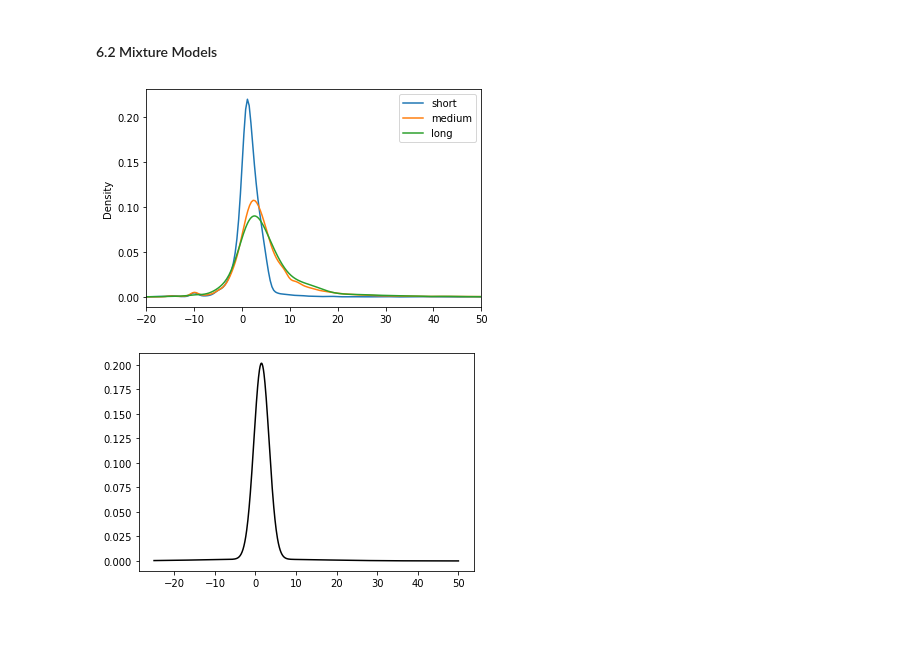
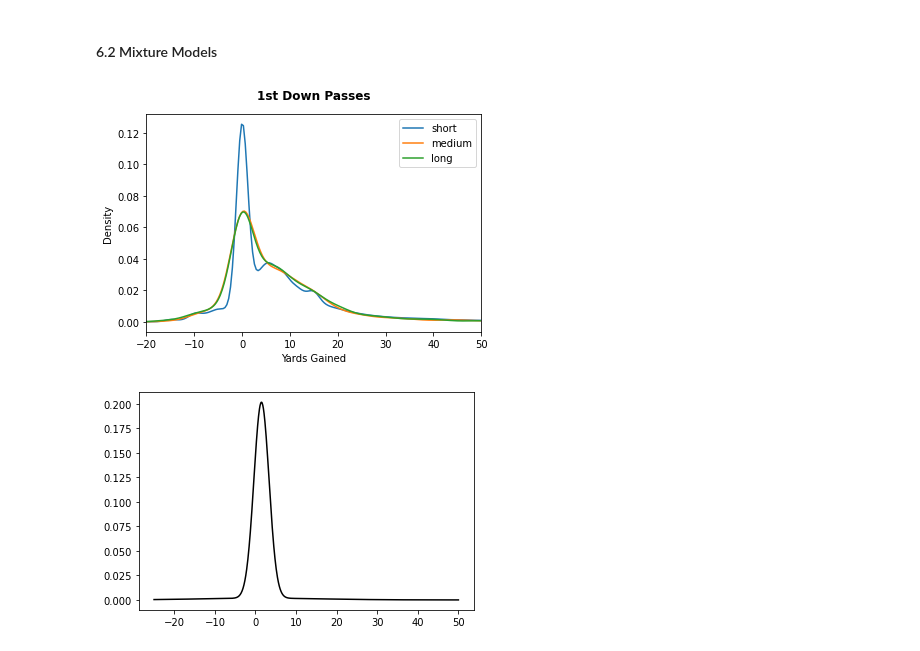
Before and after one commit to iainmuir6/Advanced-Sports-Analytics, a Jupyter notebook: EPA_FinalProject.ipynb, the cells around one changed output. Saved outputs shown, nothing was run; the diff lists cells and outputs as text; code cells hidden in the pictures; blank space fills up the shorter version.

```diff
--- a/EPA_FinalProject.ipynb
+++ b/EPA_FinalProject.ipynb
@@ -418,14 +418,35 @@ Running Categories:
 # %% [markdown]
 #### 6.2 Mixture Models <a class="anchor" id="mixture"></a>
 # %%
-r1_s['pff_GAINLOSSNET'].plot.density()
-r1_m['pff_GAINLOSSNET'].plot.density()
-r1_l['pff_GAINLOSSNET'].plot.density()
-plt.xlim(-20, 50)
-plt.legend(labels=['short', 'medium', 'long'])
-plt.show()
+def plot_density(short, medium, long, title):
+    """
+    @param short
+    @param medium
+    @param long
+
+    :return: density plot
+    """
+
+    s = short['pff_GAINLOSSNET'].plot.density()
+    m = medium['pff_GAINLOSSNET'].plot.density()
+    l = long['pff_GAINLOSSNET'].plot.density()
+    plt.xlim(-20, 50)
+    plt.xlabel('Yards Gained')
+    plt.title(
+        title,
+        fontdict={'fontweight': 'bold'},
+        pad=15
+    )
+    plt.legend(
+        labels=['short', 'medium', 'long']
+    )
+    fig = plt.gcf()
+
+#     return fig
-# %% [output]
-[figure, removed]
+# %%
+plot_density(p1_s, p1_m, p1_l, '1st Down Passes')
+# %% [output]
+[figure, added]
 # %%
 from sklearn.mixture import GaussianMixture
 
```
